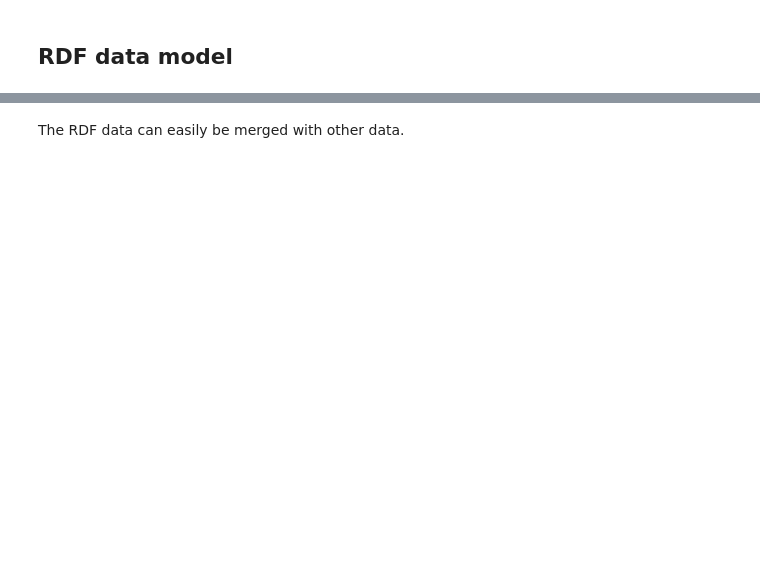
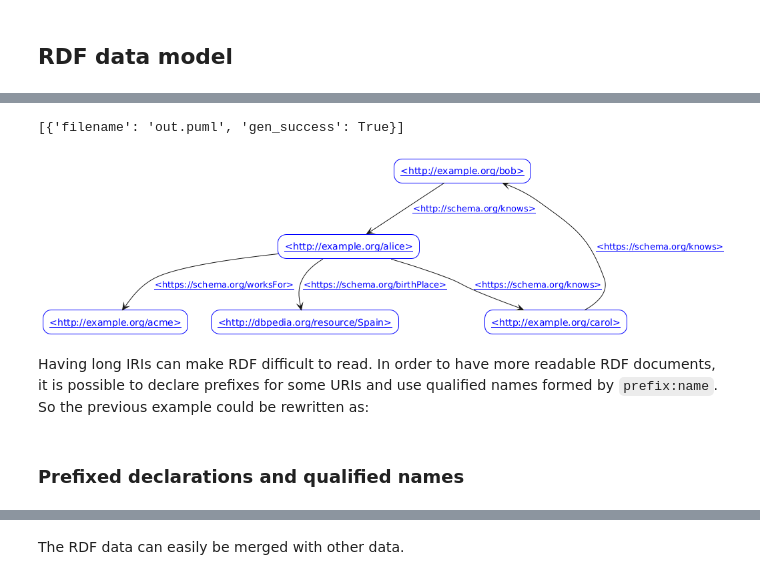
Before and after one commit to rudof-project/tutorials, a Jupyter notebook: rudof/rdf.ipynb, the cells around one changed output, grey strips where cells are left out. Cells and saved outputs as stored; diff of their text form; code cells hidden in the pictures; blank space fills up the shorter version.

```diff
--- a/rudof/rdf.ipynb
+++ b/rudof/rdf.ipynb
@@ -33,0 +83,12 @@ rudof.read_data_str("<http://example.org/alice> <http://example.org/knows> <http
+# %%
+!rm -f out.puml out.png
+uml = rudof.data2plantuml_file('out.puml')
+!python -m plantuml out.puml
+Image(f"out.png")
+# %% [output]
+[{'filename': 'out.puml', 'gen_success': True}]
+[figure, added]
+# %% [markdown]
+Having long IRIs can make RDF difficult to read. In order to have more readable RDF documents, it is possible to declare prefixes for some URIs and use qualified names formed by `prefix:name`. So the previous example could be rewritten as:
+# %% [markdown]
+### Prefixed declarations and qualified names
```
Also changed, not shown: parts of 38 cells of this notebook, 16 other files.
